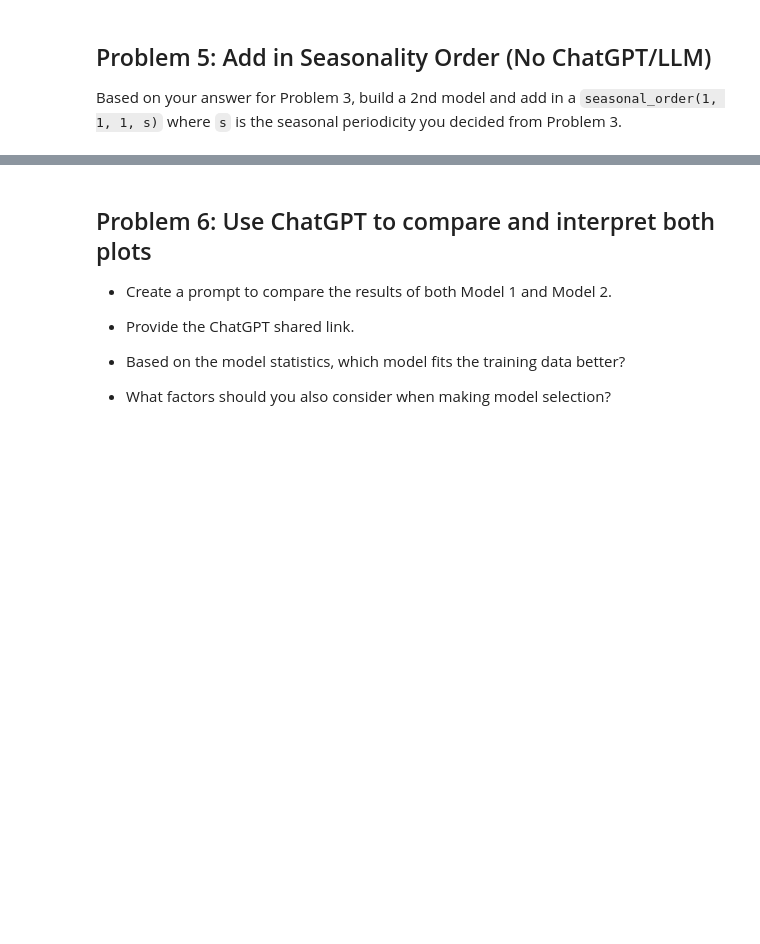
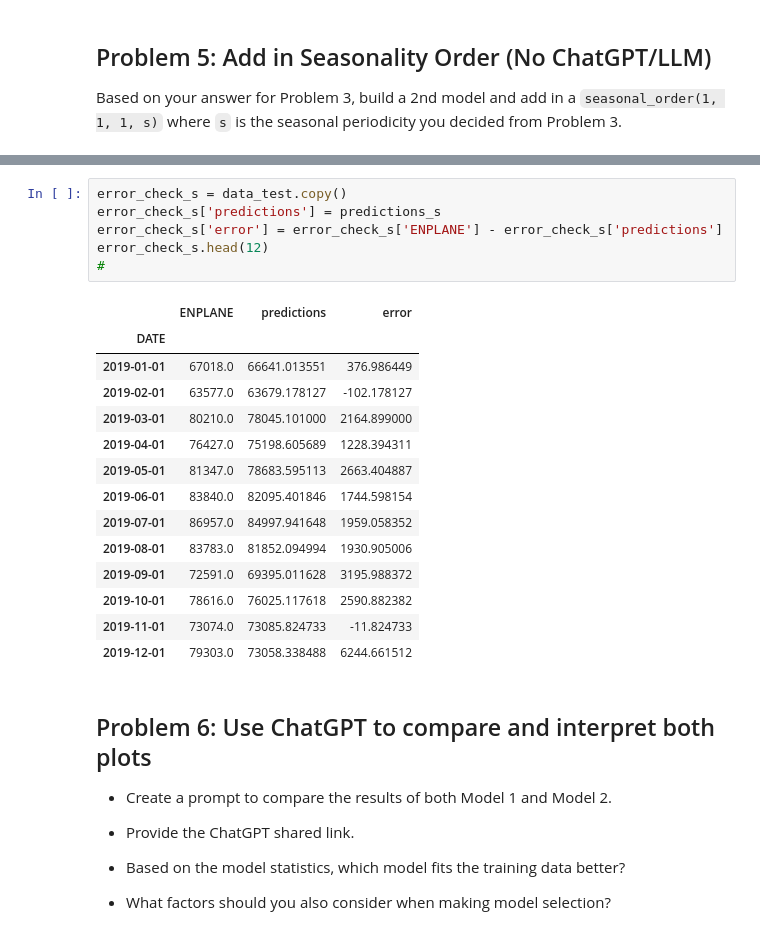
Before and after one commit to neal-logan/dsba6211-summer2024, a Jupyter notebook: notebooks/dsba6211_summer2024_lab7.ipynb, the cells around one changed output, grey strips where cells are left out. Drawn from its saved outputs; the diff is of its cells as text; blank space fills up the shorter version.

```diff
--- a/notebooks/dsba6211_summer2024_lab7.ipynb
+++ b/notebooks/dsba6211_summer2024_lab7.ipynb
@@ -300,3 +377,24 @@ Based on your answer for Problem 3, build a 2nd model and add in a `seasonal_ord
+# %%
+error_check_s = data_test.copy()
+error_check_s['predictions'] = predictions_s
+error_check_s['error'] = error_check_s['ENPLANE'] - error_check_s['predictions']
+error_check_s.head(12)
+#
+# %% [output]
+|  | ENPLANE | predictions | error |
+| DATE |  |  |  |
+| 2019-01-01 | 67018.0 | 66641.013551 | 376.986449 |
+| 2019-02-01 | 63577.0 | 63679.178127 | -102.178127 |
+| 2019-03-01 | 80210.0 | 78045.101000 | 2164.899000 |
+| 2019-04-01 | 76427.0 | 75198.605689 | 1228.394311 |
+| 2019-05-01 | 81347.0 | 78683.595113 | 2663.404887 |
+| 2019-06-01 | 83840.0 | 82095.401846 | 1744.598154 |
+| 2019-07-01 | 86957.0 | 84997.941648 | 1959.058352 |
+| 2019-08-01 | 83783.0 | 81852.094994 | 1930.905006 |
+| 2019-09-01 | 72591.0 | 69395.011628 | 3195.988372 |
+| 2019-10-01 | 78616.0 | 76025.117618 | 2590.882382 |
+| 2019-11-01 | 73074.0 | 73085.824733 | -11.824733 |
+| 2019-12-01 | 79303.0 | 73058.338488 | 6244.661512 |
 # %% [markdown]
 ## Problem 6: Use ChatGPT to compare and interpret both plots
 
```
Also changed, not shown: parts of 11 cells of this notebook.
